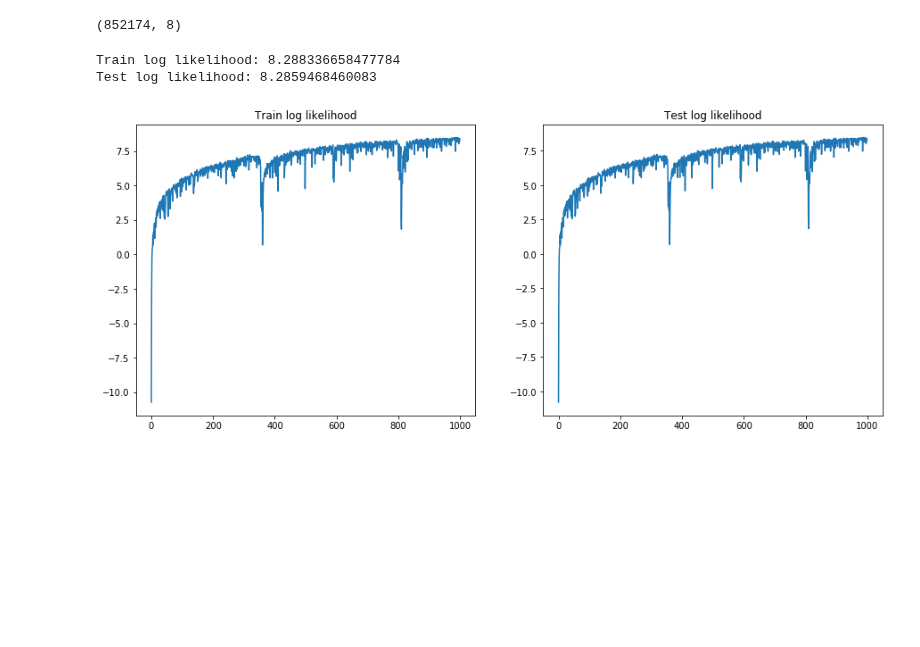
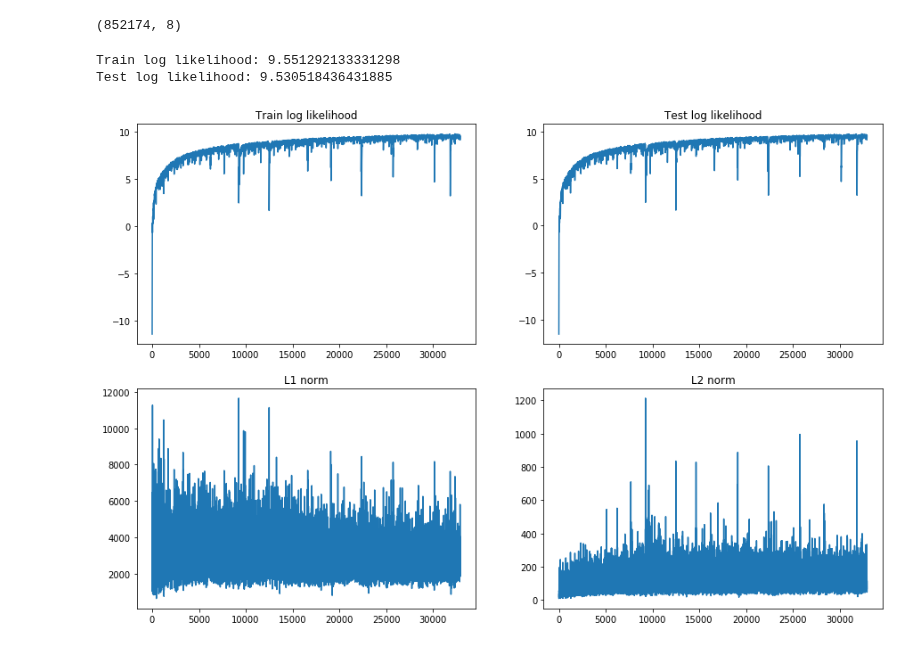
Before and after one commit to MaximArtemev/NFCalib, a Jupyter notebook: notebooks/gas_example.ipynb, the cells around one changed output. Cells and saved outputs as stored; diff of their text form; code cells hidden in the pictures; blank space fills up the shorter version.

```diff
--- a/notebooks/gas_example.ipynb
+++ b/notebooks/gas_example.ipynb
@@ -66,32 +66,59 @@ X_train_tensor = torch.from_numpy(data.trn.x).to(device)
 X_test_tensor = torch.from_numpy(data.tst.x).to(device)
 # %%
 prior = MultivariateNormal(torch.zeros(dim).to(device), torch.eye(dim).to(device))
-model = NormalizingFlowModel(dim, prior, [MAF(dim, 32), MAF(dim, 32), MAF(dim, 32), MAF(dim, 32)]).to(device)
+model = NormalizingFlowModel(dim, prior, [MAF(dim, 32), MAF(dim, 32), MAF(dim, 32), MAF(dim, 32), MAF(dim, 32)]).to(device)
 optimizer = optim.Adam(model.parameters(), lr=0.005)
 # %%
-epoches = 10000
+epoches = 50000
 plot_freq = 10
 metrics_train, metrics_test = [], []
+grad_norms1, grad_norms2 = [], []
+# %%
+def get_grad_stats(model):
+    total_norm1, total_norm2 = 0, 0
+    for p in model.parameters():
+        param_norm = p.grad.data.norm(2)
+        total_norm2 += param_norm.item() ** 2
+
+        total_norm1 += p.grad.data.norm(1)
+
+    return total_norm1, (total_norm2 ** 0.5)
 # %%
 for epoch in range(len(metrics_train) * plot_freq, epoches):
-    loss = model.ll_train_step(optimizer, X_train_tensor)
+#     loss = model.ll_train_step(optimizer, X_train_tensor)
+
+    model.train()
+    optimizer.zero_grad()
+    logp_x = model.log_prob(X_train_tensor)
+    loss = -torch.mean(logp_x)
+    loss.backward()
+    norm1, norm2 = get_grad_stats(model)
+    grad_norms1.append(norm1)
+    grad_norms2.append(norm2)
+#     torch.nn.utils.clip_grad_norm(model.parameters(), 1)
+    optimizer.step()
 
     if epoch % plot_freq == 0:
         metrics_train.append(-neg_log_likelihood(model, X_train_tensor))
         metrics_test.append(-neg_log_likelihood(model, X_test_tensor))
 
         clear_output(False)
-        fig, axs = plt.subplots(1, 2, figsize=(15, 6))
+        fig, axs = plt.subplots(2, 2, figsize=(15,10))
 
         print(f'Train log likelihood: {np.mean(metrics_train[-10:])}')
         print(f'Test log likelihood: {np.mean(metrics_test[-10:])}')
-        axs[0].plot(np.arange(len(metrics_train)), metrics_train)
-        axs[0].set_title('Train log likelihood')
-        axs[1].plot(np.arange(len(metrics_test)), metrics_test)
-        axs[1].set_title('Test log likelihood')
+        axs[0, 0].plot(np.arange(len(metrics_train)) * plot_freq, metrics_train)
+        axs[0, 0].set_title('Train log likelihood')
+        axs[0, 1].plot(np.arange(len(metrics_test)) * plot_freq, metrics_test)
+        axs[0, 1].set_title('Test log likelihood')
+
+        axs[1, 0].plot(np.arange(len(grad_norms1)), grad_norms1)
+        axs[1, 0].set_title('L1 norm')
+        axs[1, 1].plot(np.arange(len(grad_norms2)), grad_norms2)
+        axs[1, 1].set_title('L2 norm')
 
     plt.show()
 # %% [output]
-Train log likelihood: 8.288336658477784
-Test log likelihood: 8.2859468460083
+Train log likelihood: 9.551292133331298
+Test log likelihood: 9.530518436431885
-[figure, old version]
+[figure, new version]
```
Also changed, not shown: parts of 7 cells of this notebook.
